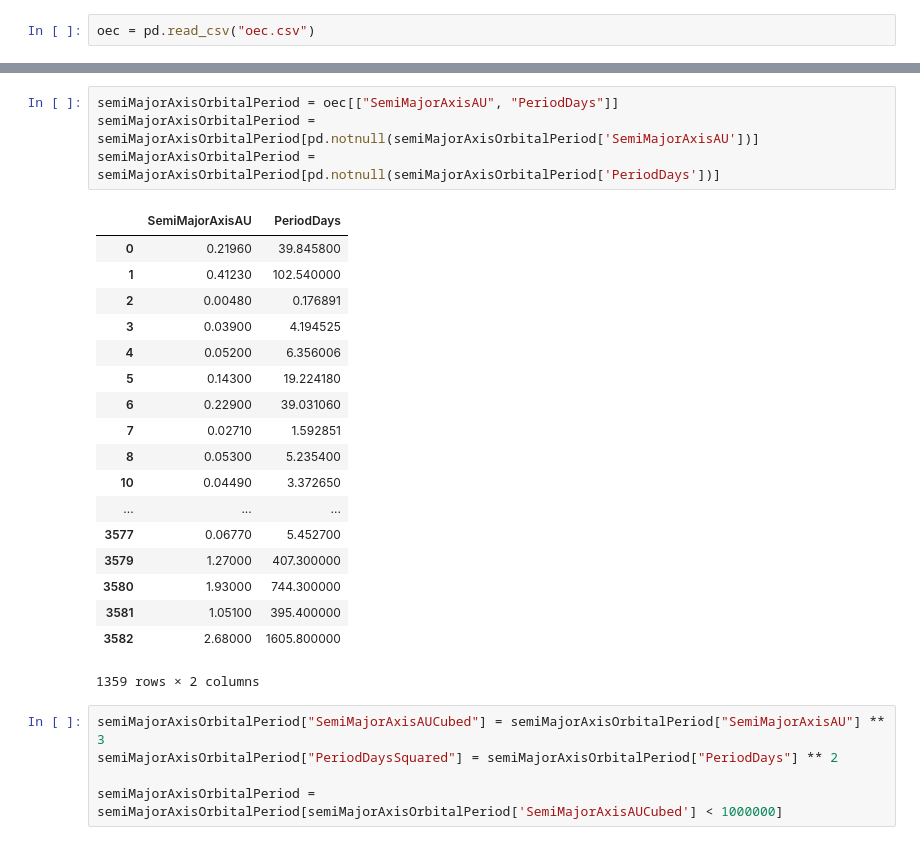
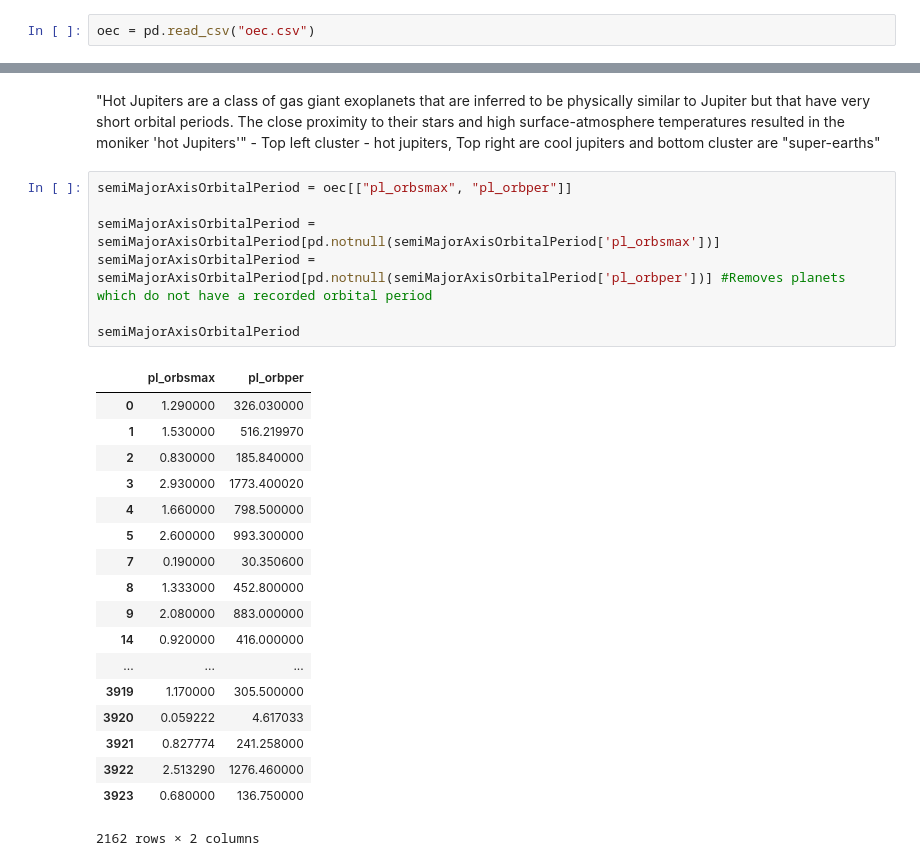
Before and after one commit to OWAINEDWARDS/DSFE-GroupProject, a Jupyter notebook: Exoplanets.ipynb, the cells around one changed output, grey strips where cells are left out. Cells and saved outputs as stored; diff of their text form.

```diff
--- a/Exoplanets.ipynb
+++ b/Exoplanets.ipynb
@@ -60,28 +101,28 @@ massPeriod = massPeriod[pd.notnull(massPeriod['PlanetaryMassJpt'])]
+# %% [markdown]
+"Hot Jupiters are a class of gas giant exoplanets that are inferred to be physically similar to Jupiter but that have very short orbital periods. The close proximity to their stars and high surface-atmosphere temperatures resulted in the moniker 'hot Jupiters'" - Top left cluster - hot jupiters, Top right are cool jupiters and bottom cluster are "super-earths"
 # %%
-semiMajorAxisOrbitalPeriod = oec[["SemiMajorAxisAU", "PeriodDays"]]
-semiMajorAxisOrbitalPeriod = semiMajorAxisOrbitalPeriod[pd.notnull(semiMajorAxisOrbitalPeriod['SemiMajorAxisAU'])]
-semiMajorAxisOrbitalPeriod = semiMajorAxisOrbitalPeriod[pd.notnull(semiMajorAxisOrbitalPeriod['PeriodDays'])]
+semiMajorAxisOrbitalPeriod = oec[["pl_orbsmax", "pl_orbper"]]
+
+semiMajorAxisOrbitalPeriod = semiMajorAxisOrbitalPeriod[pd.notnull(semiMajorAxisOrbitalPeriod['pl_orbsmax'])]
+semiMajorAxisOrbitalPeriod = semiMajorAxisOrbitalPeriod[pd.notnull(semiMajorAxisOrbitalPeriod['pl_orbper'])] #Removes planets which do not have a recorded orbital period
+
+semiMajorAxisOrbitalPeriod
 # %% [output]
-|  | SemiMajorAxisAU | PeriodDays |
-| 0 | 0.21960 | 39.845800 |
-| 1 | 0.41230 | 102.540000 |
-| 2 | 0.00480 | 0.176891 |
-| 3 | 0.03900 | 4.194525 |
-| 4 | 0.05200 | 6.356006 |
-| 5 | 0.14300 | 19.224180 |
-| 6 | 0.22900 | 39.031060 |
-| 7 | 0.02710 | 1.592851 |
-| 8 | 0.05300 | 5.235400 |
-| 10 | 0.04490 | 3.372650 |
+|  | pl_orbsmax | pl_orbper |
+| 0 | 1.290000 | 326.030000 |
+| 1 | 1.530000 | 516.219970 |
+| 2 | 0.830000 | 185.840000 |
+| 3 | 2.930000 | 1773.400020 |
+| 4 | 1.660000 | 798.500000 |
+| 5 | 2.600000 | 993.300000 |
+| 7 | 0.190000 | 30.350600 |
+| 8 | 1.333000 | 452.800000 |
+| 9 | 2.080000 | 883.000000 |
+| 14 | 0.920000 | 416.000000 |
 | ... | ... | ... |
-| 3577 | 0.06770 | 5.452700 |
-| 3579 | 1.27000 | 407.300000 |
-| 3580 | 1.93000 | 744.300000 |
-| 3581 | 1.05100 | 395.400000 |
-| 3582 | 2.68000 | 1605.800000 |
+| 3919 | 1.170000 | 305.500000 |
+| 3920 | 0.059222 | 4.617033 |
+| 3921 | 0.827774 | 241.258000 |
+| 3922 | 2.513290 | 1276.460000 |
+| 3923 | 0.680000 | 136.750000 |
-1359 rows × 2 columns
+2162 rows × 2 columns
-# %%
-semiMajorAxisOrbitalPeriod["SemiMajorAxisAUCubed"] = semiMajorAxisOrbitalPeriod["SemiMajorAxisAU"] ** 3
-semiMajorAxisOrbitalPeriod["PeriodDaysSquared"] = semiMajorAxisOrbitalPeriod["PeriodDays"] ** 2
-
-semiMajorAxisOrbitalPeriod = semiMajorAxisOrbitalPeriod[semiMajorAxisOrbitalPeriod['SemiMajorAxisAUCubed'] < 1000000]
```
Also changed, not shown: parts of 28 cells of this notebook, 1 other file.
